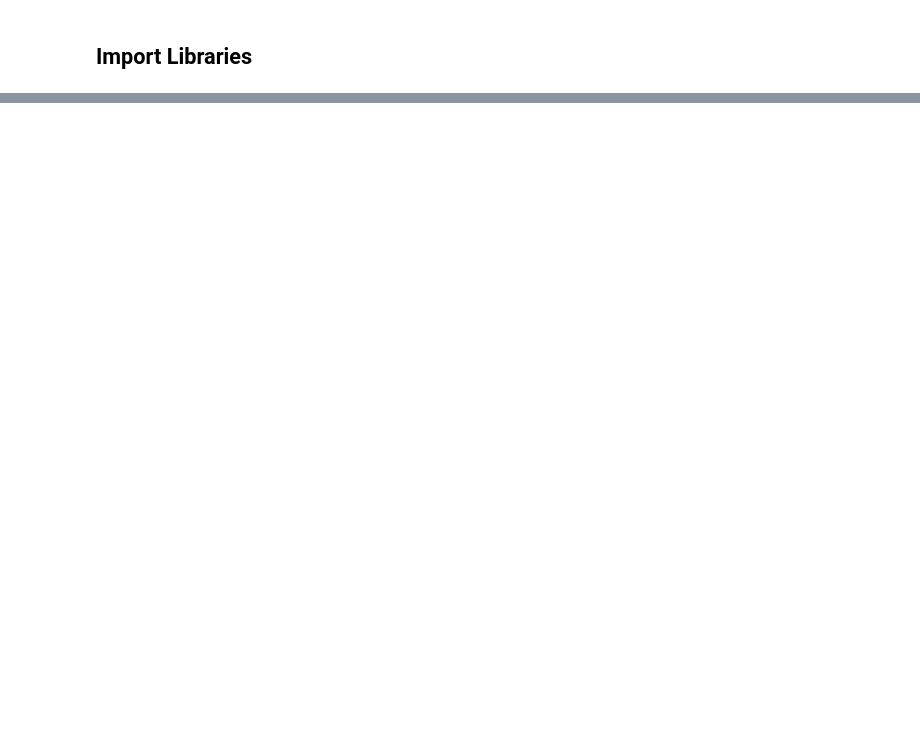
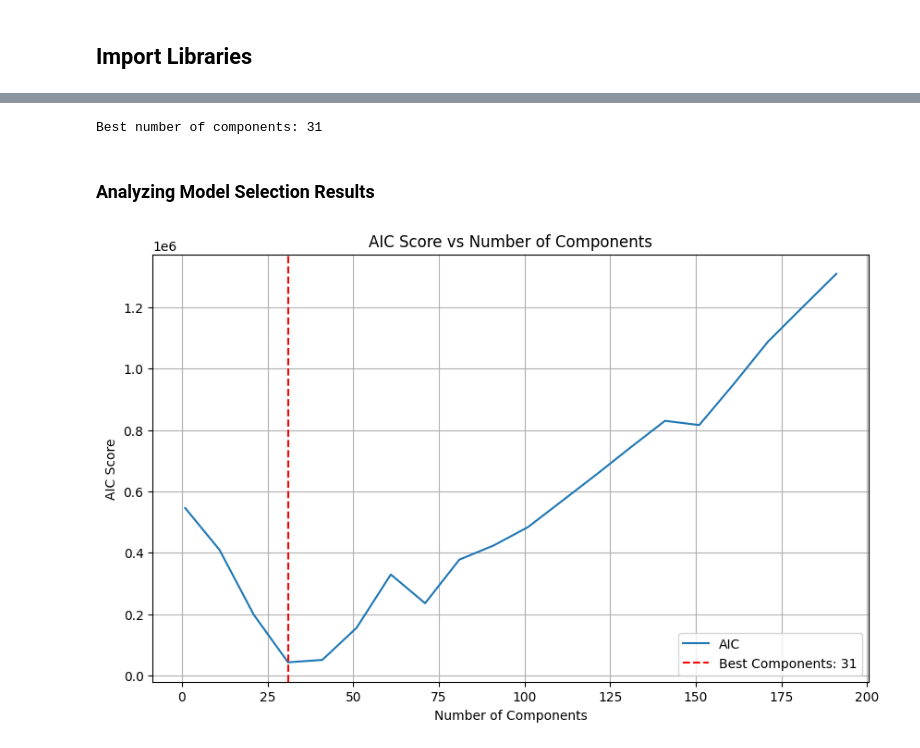
Before and after one commit to AlexMorrow239/Understanding-Machine-Learning, a Jupyter notebook: Eigenfaces/GMM.ipynb, the cells around one changed output, grey strips where cells are left out. Saved outputs shown, nothing was run; the diff lists cells and outputs as text; code cells hidden in the pictures; blank space fills up the shorter version.

```diff
--- a/Eigenfaces/GMM.ipynb
+++ b/Eigenfaces/GMM.ipynb
@@ -136,16 +130,0 @@ For each number of components:
-# %%
-#find the best n_components using AIC
-aic_values = []
-
-lowest_aic = np.infty
-best_gmm = None
-for gmm in gmm_models:
-    gmm.fit(data)
-    aic = gmm.bic(data)
-    aic_values.append(aic)
-    if aic < lowest_aic:
-        aowest_bic = aic
-        best_gmm = gmm
-
-#fit GMM using the best n_components
-best_gmm.fit(data)
@@ -332,0 +209,33 @@ The combination of PCA and GMM provides a good balance between:
+# %%
+aic_values = []
+lowest_aic = np.infty
+best_gmm = None
+
+for gmm in gmm_models:
+    gmm.fit(data)
+    aic = gmm.aic(data)
+    aic_values.append(aic)
+    if aic < lowest_aic:
+        lowest_aic = aic
+        best_gmm = gmm
+
+print(f"Best number of components: {best_gmm.n_components}")
+# %% [output]
+Best number of components: 31
+# %% [markdown]
+### Analyzing Model Selection Results
+# %%
+# Plot AIC scores
+plt.figure(figsize=(10, 6))
+plt.plot(n_components, aic_values, label='AIC')
+plt.legend(loc='best')
+plt.xlabel('Number of Components')
+plt.ylabel('AIC Score')
+plt.title('AIC Score vs Number of Components')
+plt.axvline(best_gmm.n_components, color='red', linestyle='--',
+            label=f'Best Components: {best_gmm.n_components}')
+plt.legend()
+plt.grid(True)
+plt.show()
+# %% [output]
+[figure, added]
```
Also changed, not shown: parts of 70 cells of this notebook, 2 other files.
